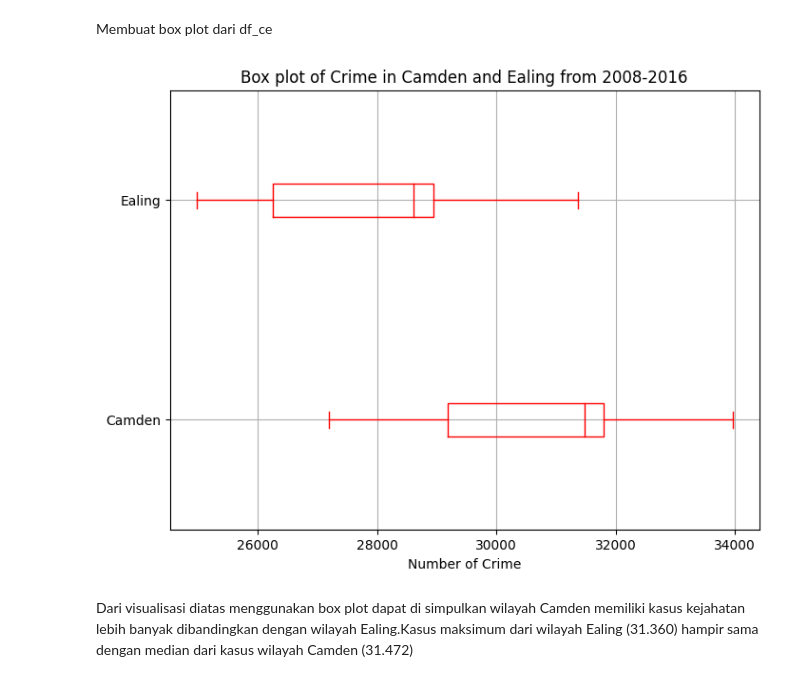
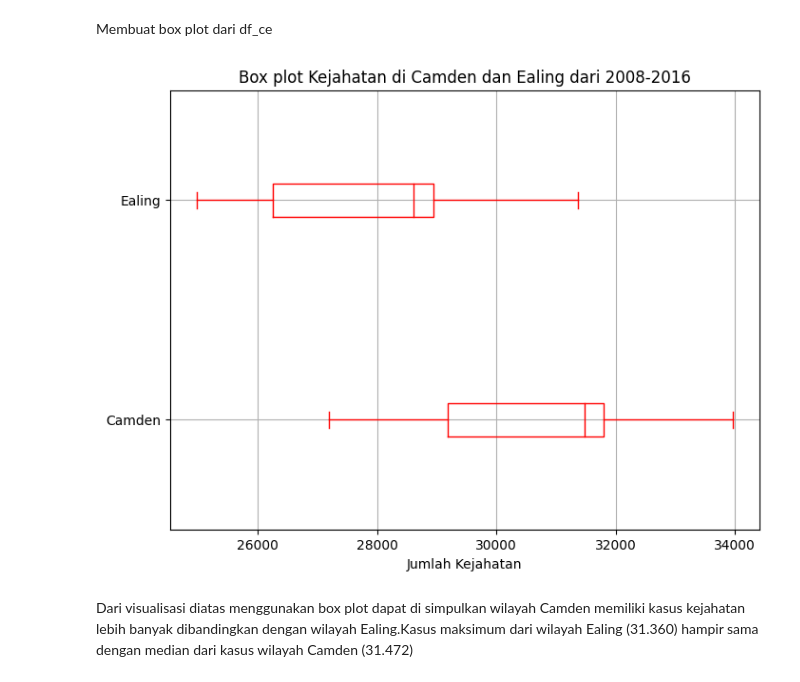
Before and after one commit to fadilfebriansyah/PYTN-KS17-016, a Jupyter notebook: Assigment python 1/AssigmentPython1.ipynb, the cells around one changed output. Saved outputs shown, nothing was run; the diff lists cells and outputs as text; code cells hidden in the pictures.

```diff
--- a/Assigment python 1/AssigmentPython1.ipynb
+++ b/Assigment python 1/AssigmentPython1.ipynb
@@ -782,12 +782,12 @@ Membuat box plot dari df_ce
 # %%
 df_ce.plot(kind='box', figsize=(8, 6), grid=True, color='red', vert=False)
 
-plt.title('Box plot of Crime in Camden and Ealing from 2008-2016')
-plt.xlabel('Number of Crime')
+plt.title('Box plot Kejahatan di Camden dan Ealing dari 2008-2016')
+plt.xlabel('Jumlah Kejahatan')
 
 plt.show()
 # %% [output]
-[figure, old version]
+[figure, new version]
 # %% [markdown]
 Dari visualisasi diatas menggunakan box plot dapat di simpulkan wilayah Camden memiliki kasus kejahatan lebih banyak dibandingkan dengan wilayah Ealing.Kasus maksimum dari wilayah Ealing (31.360) hampir sama dengan median dari kasus wilayah Camden (31.472)
 # %% [markdown]
```
Also changed, not shown: parts of 50 cells of this notebook, 1 other file.
